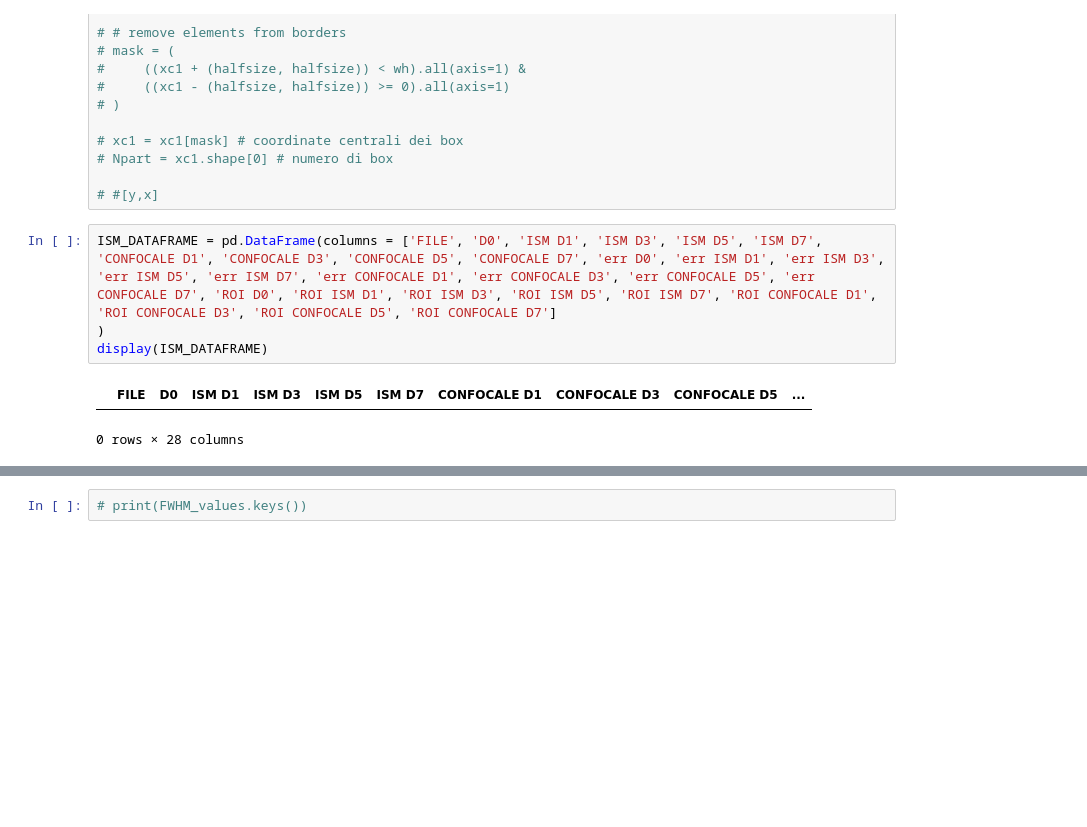
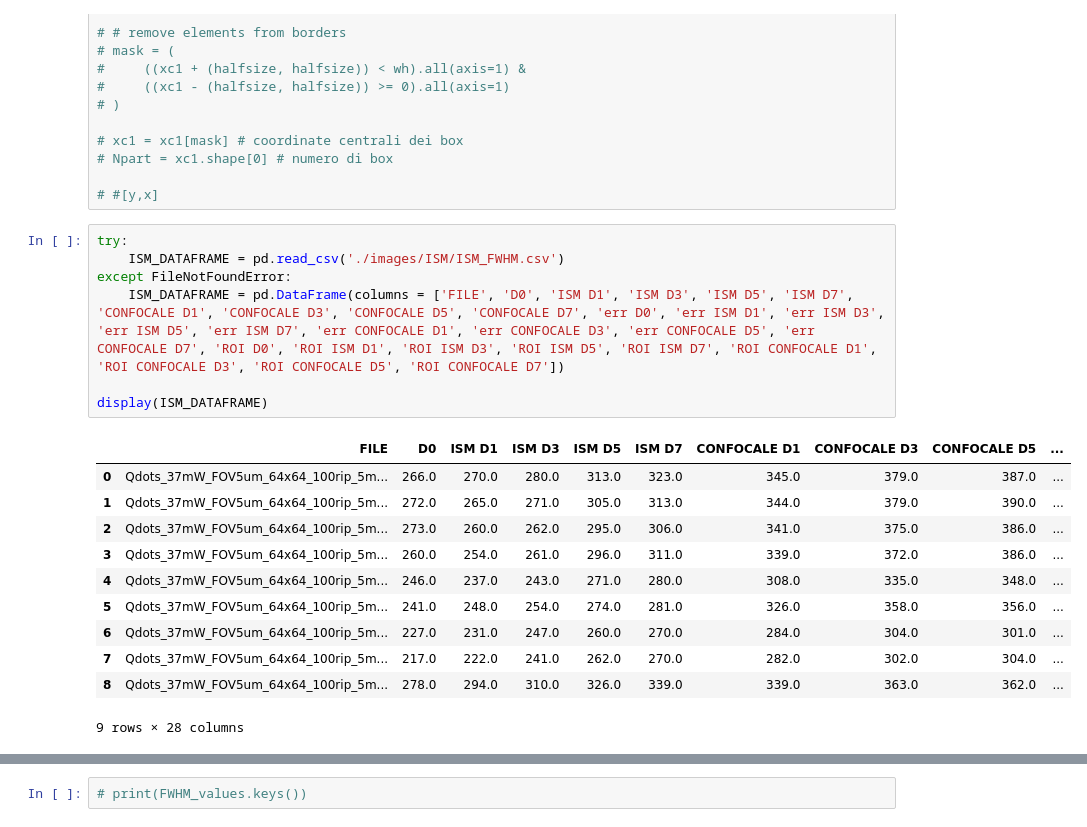
Before and after one commit to CarminatiGiovanni/tesi, a Jupyter notebook: ISM_only.ipynb, the cells around one changed output, grey strips where cells are left out. Cells and saved outputs as stored; diff of their text form; blank space fills up the shorter version.

```diff
--- a/ISM_only.ipynb
+++ b/ISM_only.ipynb
@@ -826,12 +826,24 @@ plt.show()
 
 # #[y,x]
 # %%
-ISM_DATAFRAME = pd.DataFrame(columns = ['FILE', 'D0', 'ISM D1', 'ISM D3', 'ISM D5', 'ISM D7', 'CONFOCALE D1', 'CONFOCALE D3', 'CONFOCALE D5', 'CONFOCALE D7', 'err D0', 'err ISM D1', 'err ISM D3', 'err ISM D5', 'err ISM D7', 'err CONFOCALE D1', 'err CONFOCALE D3', 'err CONFOCALE D5', 'err CONFOCALE D7', 'ROI D0', 'ROI ISM D1', 'ROI ISM D3', 'ROI ISM D5', 'ROI ISM D7', 'ROI CONFOCALE D1', 'ROI CONFOCALE D3', 'ROI CONFOCALE D5', 'ROI CONFOCALE D7']
-)
+try:
+    ISM_DATAFRAME = pd.read_csv('./images/ISM/ISM_FWHM.csv')
+except FileNotFoundError:
+    ISM_DATAFRAME = pd.DataFrame(columns = ['FILE', 'D0', 'ISM D1', 'ISM D3', 'ISM D5', 'ISM D7', 'CONFOCALE D1', 'CONFOCALE D3', 'CONFOCALE D5', 'CONFOCALE D7', 'err D0', 'err ISM D1', 'err ISM D3', 'err ISM D5', 'err ISM D7', 'err CONFOCALE D1', 'err CONFOCALE D3', 'err CONFOCALE D5', 'err CONFOCALE D7', 'ROI D0', 'ROI ISM D1', 'ROI ISM D3', 'ROI ISM D5', 'ROI ISM D7', 'ROI CONFOCALE D1', 'ROI CONFOCALE D3', 'ROI CONFOCALE D5', 'ROI CONFOCALE D7'])
+
 display(ISM_DATAFRAME)
 # %% [output]
 |  | FILE | D0 | ISM D1 | ISM D3 | ISM D5 | ISM D7 | CONFOCALE D1 | CONFOCALE D3 | CONFOCALE D5 | ... |
+| 0 | Qdots_37mW_FOV5um_64x64_100rip_5m... | 266.0 | 270.0 | 280.0 | 313.0 | 323.0 | 345.0 | 379.0 | 387.0 | ... |
+| 1 | Qdots_37mW_FOV5um_64x64_100rip_5m... | 272.0 | 265.0 | 271.0 | 305.0 | 313.0 | 344.0 | 379.0 | 390.0 | ... |
+| 2 | Qdots_37mW_FOV5um_64x64_100rip_5m... | 273.0 | 260.0 | 262.0 | 295.0 | 306.0 | 341.0 | 375.0 | 386.0 | ... |
+| 3 | Qdots_37mW_FOV5um_64x64_100rip_5m... | 260.0 | 254.0 | 261.0 | 296.0 | 311.0 | 339.0 | 372.0 | 386.0 | ... |
+| 4 | Qdots_37mW_FOV5um_64x64_100rip_5m... | 246.0 | 237.0 | 243.0 | 271.0 | 280.0 | 308.0 | 335.0 | 348.0 | ... |
+| 5 | Qdots_37mW_FOV5um_64x64_100rip_5m... | 241.0 | 248.0 | 254.0 | 274.0 | 281.0 | 326.0 | 358.0 | 356.0 | ... |
+| 6 | Qdots_37mW_FOV5um_64x64_100rip_5m... | 227.0 | 231.0 | 247.0 | 260.0 | 270.0 | 284.0 | 304.0 | 301.0 | ... |
+| 7 | Qdots_37mW_FOV5um_64x64_100rip_5m... | 217.0 | 222.0 | 241.0 | 262.0 | 270.0 | 282.0 | 302.0 | 304.0 | ... |
+| 8 | Qdots_37mW_FOV5um_64x64_100rip_5m... | 278.0 | 294.0 | 310.0 | 326.0 | 339.0 | 339.0 | 363.0 | 362.0 | ... |
-0 rows × 28 columns
+9 rows × 28 columns
 # %%
 def gaussian_radial_fit(coord, A, x0, y0, sigma, offset):
     x, y = coord
```
Also changed, not shown: parts of 4 cells of this notebook, 1 other file.
